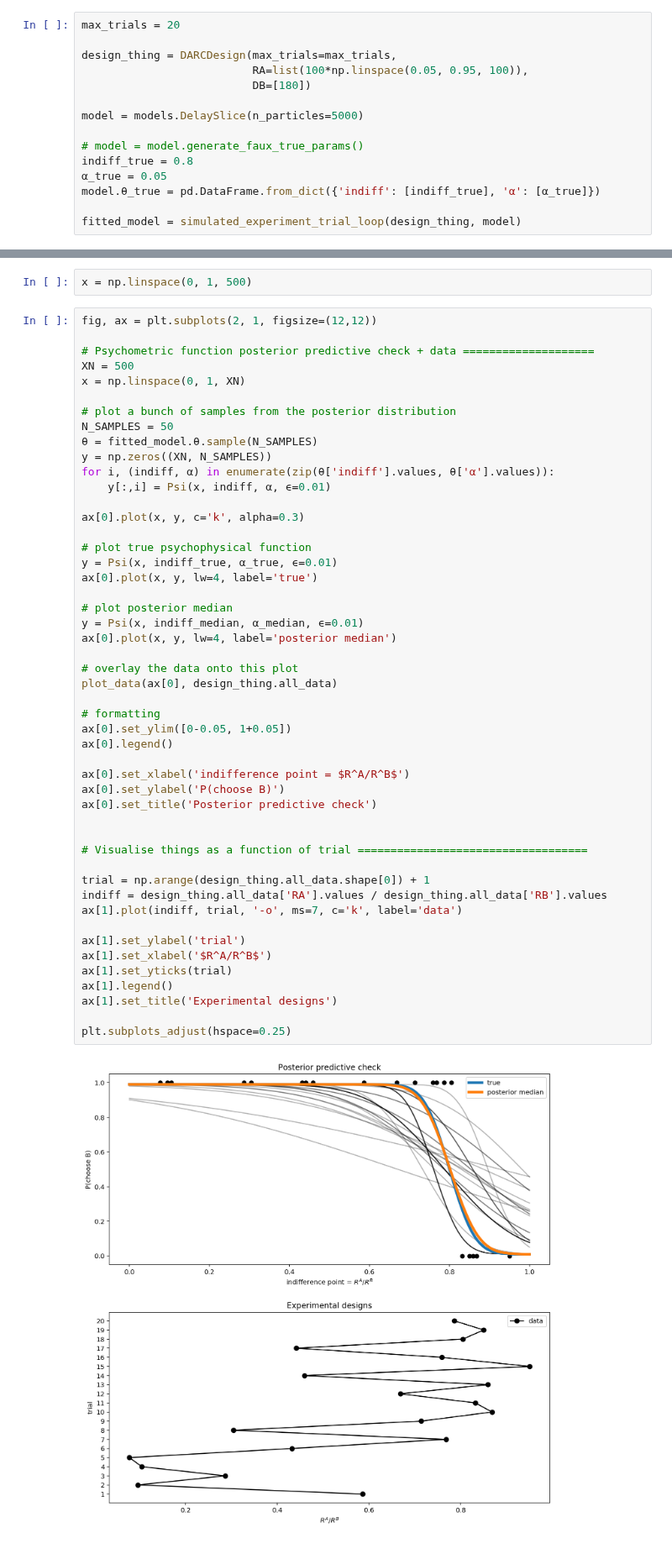
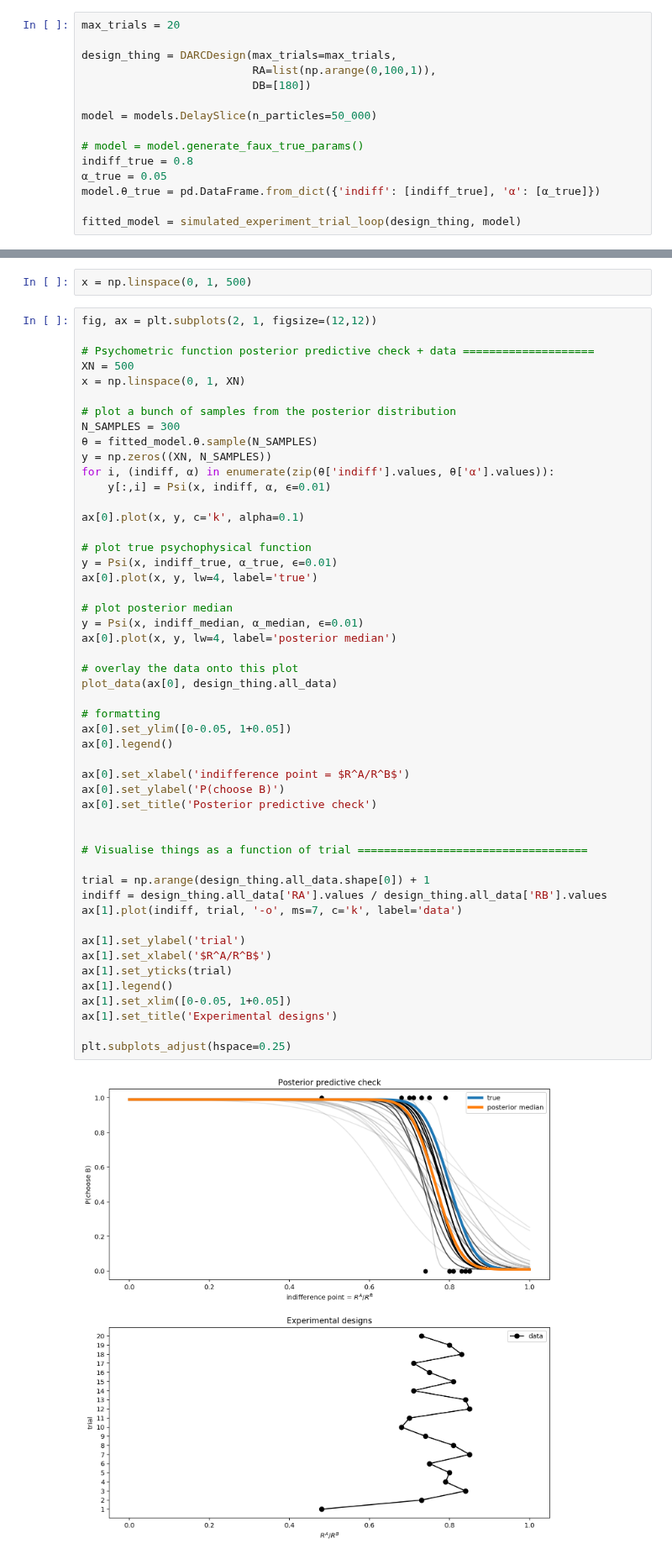
Before and after one commit to drbenvincent/darc_toolbox, a Jupyter notebook: dev/DelaySlice testing.ipynb, the cells around one changed output, grey strips where cells are left out. Shown at 84% size. Drawn from its saved outputs; the diff is of its cells as text.

```diff
--- a/dev/DelaySlice testing.ipynb
+++ b/dev/DelaySlice testing.ipynb
@@ -22,10 +22,10 @@ import matplotlib.pyplot as plt
 max_trials = 20
 
 design_thing = DARCDesign(max_trials=max_trials,
-                          RA=list(100*np.linspace(0.05, 0.95, 100)),
+                          RA=list(np.arange(0,100,1)),
                           DB=[180])
 
-model = models.DelaySlice(n_particles=5000)
+model = models.DelaySlice(n_particles=50_000)
 
 # model = model.generate_faux_true_params()
 indiff_true = 0.8
@@ -69,13 +69,13 @@ XN = 500
 x = np.linspace(0, 1, XN)
 
 # plot a bunch of samples from the posterior distribution
-N_SAMPLES = 50
+N_SAMPLES = 300
 θ = fitted_model.θ.sample(N_SAMPLES)
 y = np.zeros((XN, N_SAMPLES))
 for i, (indiff, α) in enumerate(zip(θ['indiff'].values, θ['α'].values)):
     y[:,i] = Psi(x, indiff, α, ϵ=0.01)
 
-ax[0].plot(x, y, c='k', alpha=0.3)
+ax[0].plot(x, y, c='k', alpha=0.1)
 
 # plot true psychophysical function
 y = Psi(x, indiff_true, α_true, ϵ=0.01)
@@ -84,31 +84,32 @@ ax[0].plot(x, y, lw=4, label='true')
 # plot posterior median
 y = Psi(x, indiff_median, α_median, ϵ=0.01)
 ax[0].plot(x, y, lw=4, label='posterior median')
 
 # overlay the data onto this plot
 plot_data(ax[0], design_thing.all_data)
 
 # formatting
 ax[0].set_ylim([0-0.05, 1+0.05])
 ax[0].legend()
 
 ax[0].set_xlabel('indifference point = $R^A/R^B$')
 ax[0].set_ylabel('P(choose B)')
 ax[0].set_title('Posterior predictive check')
 
 
 # Visualise things as a function of trial ===================================
 
 trial = np.arange(design_thing.all_data.shape[0]) + 1
 indiff = design_thing.all_data['RA'].values / design_thing.all_data['RB'].values
 ax[1].plot(indiff, trial, '-o', ms=7, c='k', label='data')
 
 ax[1].set_ylabel('trial')
 ax[1].set_xlabel('$R^A/R^B$')
 ax[1].set_yticks(trial)
 ax[1].legend()
+ax[1].set_xlim([0-0.05, 1+0.05])
 ax[1].set_title('Experimental designs')
 
 plt.subplots_adjust(hspace=0.25)
 # %% [output]
-[figure, old version]
+[figure, new version]
```
Also changed, not shown: parts of 2 cells of this notebook, 1 other file.
